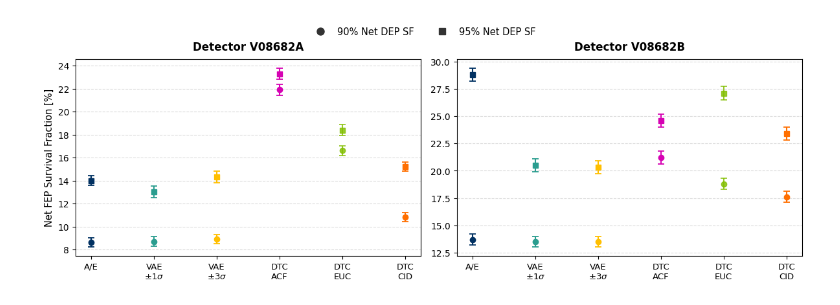
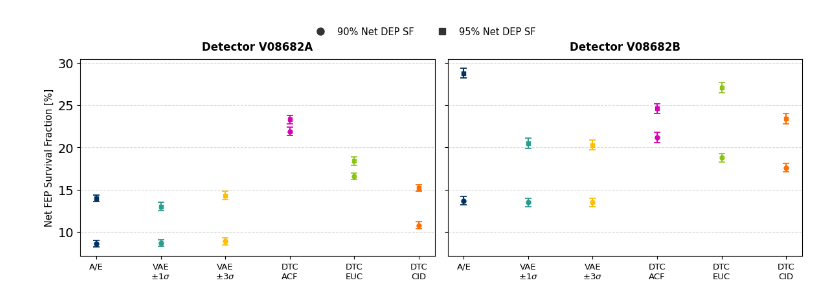
Before and after one commit to b3n3d3tt4/MasterThesis, a Jupyter notebook: plots/plot_finale.ipynb, the cells around one changed output. Saved outputs shown, nothing was run; the diff lists cells and outputs as text; code cells hidden in the pictures.

```diff
--- a/plots/plot_finale.ipynb
+++ b/plots/plot_finale.ipynb
@@ -11,6 +11,10 @@ COLORS = [
     '#82bf00d4',  # DTC EUC
     '#FF6F00',  # DTC CID
 ]
+
+plt.rcParams['axes.labelsize'] = 16
+plt.rcParams['xtick.labelsize'] = 14   # numbers on the axes (uncomment if needed)
+plt.rcParams['ytick.labelsize'] = 14
 # %%
 # ------------------------------
 # ------------ DATI ------------
@@ -45,7 +49,7 @@ err_B_95 = np.array([0.6, 0.6, 0.6, 0.6, 0.6, 0.6])
 x = np.arange(len(MODELS))
 dx = 0.  # Offset orizzontale
 
-fig, (ax1, ax2) = plt.subplots(1, 2, figsize=(12, 4))
+fig, (ax1, ax2) = plt.subplots(1, 2, figsize=(12, 4), sharey=True)
 
 
 def plot_detector(ax, title, y90, err90, y95, err95, set_ylabel=False):
@@ -61,7 +65,7 @@ def plot_detector(ax, title, y90, err90, y95, err95, set_ylabel=False):
         elinewidth=1.5,
         capsize=3.5,
         capthick=1.3,
-        markersize=6,
+        markersize=5,
     )
 
     # 95% Net DEP SF -> Marker quadrato ('s')
@@ -75,7 +79,7 @@ def plot_detector(ax, title, y90, err90, y95, err95, set_ylabel=False):
         elinewidth=1.5,
         capsize=3.5,
         capthick=1.3,
-        markersize=5.5,
+        markersize=5,
     )
 
   ax.set_title(title, fontsize=12, fontweight='bold', pad=10)
@@ -115,31 +119,31 @@ legend_handles = [
         [],
         color='#333333',
         marker='o',
         linestyle='None',
         markersize=8,
         label='90% Net DEP SF',
     ),
     mlines.Line2D(
         [],
         [],
         color='#333333',
         marker='s',
         linestyle='None',
         markersize=7.5,
         label='95% Net DEP SF',
     ),
 ]
 
 fig.legend(
     handles=legend_handles,
     loc='upper center',
     bbox_to_anchor=(0.5, 1.05),
     ncol=2,
     frameon=False,
     fontsize=10.5,
 )
 
 plt.tight_layout()
 plt.show()
 # %% [output]
-[figure, old version]
+[figure, new version]
```
Also changed, not shown: parts of 8 cells of this notebook, 7 other files.
